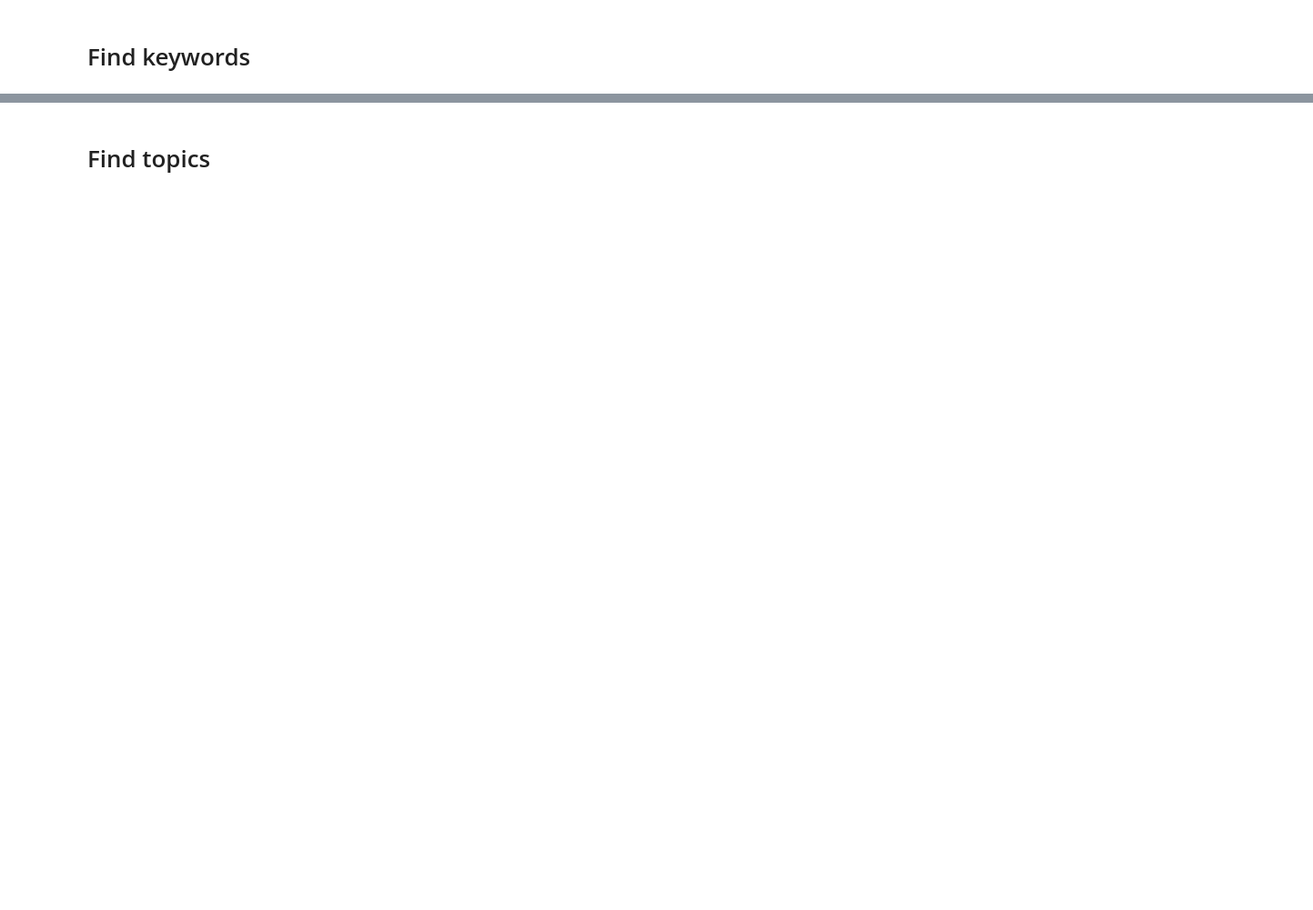
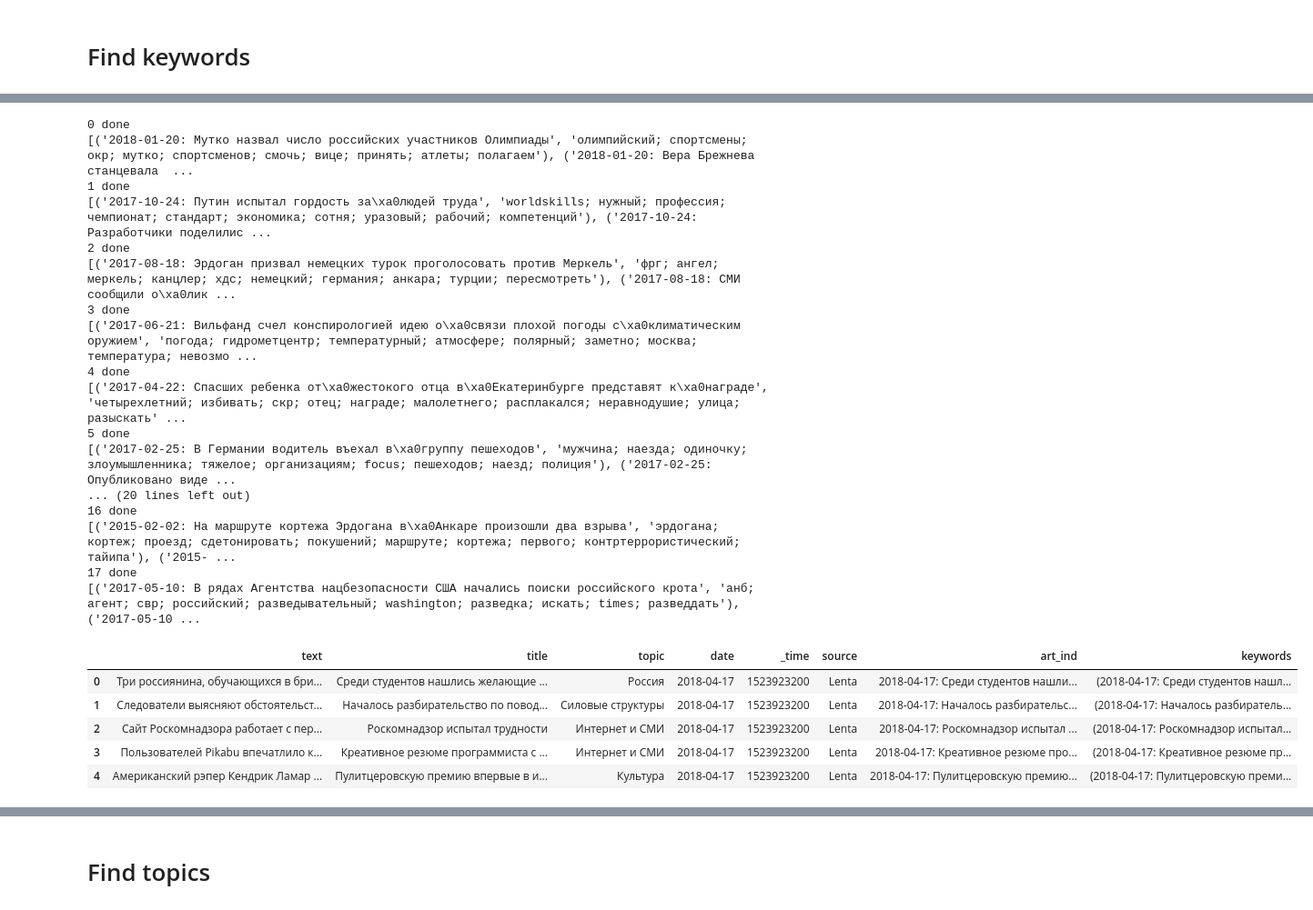
Before and after one commit to annachikina/DataJournalismApp, a Jupyter notebook: notebooks/Data Preprocessing.ipynb, the cells around one changed output, grey strips where cells are left out. Shown at 91% size. Saved outputs shown, nothing was run; the diff lists cells and outputs as text; code cells hidden in the pictures; blank space fills up the shorter version.

```diff
--- a/notebooks/Data Preprocessing.ipynb
+++ b/notebooks/Data Preprocessing.ipynb
@@ -112,0 +116,5 @@ data["art_ind"] = data["date"].astype("str") + ": " + data["title"].apply(lambda
+# %%
+data_test = data_test.drop_duplicates(subset="text")
+# %%
+data_test.reset_index(drop=True, inplace=True)
+data_test.head()
@@ -131,0 +141,33 @@ data.head()
+# %%
+test_kw = []
+for i in range(len(data_test) // 10000 + 1):
+    test_text_keywords = ke.get_keywords_preprocessed(data_test.loc[i*10000:(i+1)*10000-1, "text"].values, vectorizer)
+    test_kw.extend(list(zip(data_test.loc[i*10000:(i+1)*10000-1, "art_ind"].values, test_text_keywords)))
+    print(str(i) + " done")
+    print(test_kw[-10:])
+data_test["keywords"] = test_kw
+data_test.head()
+# %% [output]
+0 done
+[('2018-01-20: Мутко назвал число российских участников Олимпиады', 'олимпийский; спортсмены; окр; мутко; спортсменов; смочь; вице; принять; атлеты; полагаем'), ('2018-01-20: Вера Брежнева станцевала  ...
+1 done
+[('2017-10-24: Путин испытал гордость за\xa0людей труда', 'worldskills; нужный; профессия; чемпионат; стандарт; экономика; сотня; уразовый; рабочий; компетенций'), ('2017-10-24: Разработчики поделилис ...
+2 done
+[('2017-08-18: Эрдоган призвал немецких турок проголосовать против Меркель', 'фрг; ангел; меркель; канцлер; хдс; немецкий; германия; анкара; турции; пересмотреть'), ('2017-08-18: СМИ сообщили о\xa0лик ...
+3 done
+[('2017-06-21: Вильфанд счел конспирологией идею о\xa0связи плохой погоды с\xa0климатическим оружием', 'погода; гидрометцентр; температурный; атмосфере; полярный; заметно; москва; температура; невозмо ...
+4 done
+[('2017-04-22: Спасших ребенка от\xa0жестокого отца в\xa0Екатеринбурге представят к\xa0награде', 'четырехлетний; избивать; скр; отец; награде; малолетнего; расплакался; неравнодушие; улица; разыскать' ...
+5 done
+[('2017-02-25: В Германии водитель въехал в\xa0группу пешеходов', 'мужчина; наезда; одиночку; злоумышленника; тяжелое; организациям; focus; пешеходов; наезд; полиция'), ('2017-02-25: Опубликовано виде ...
+... (20 lines left out)
+16 done
+[('2015-02-02: На маршруте кортежа Эрдогана в\xa0Анкаре произошли два взрыва', 'эрдогана; кортеж; проезд; сдетонировать; покушений; маршруте; кортежа; первого; контртеррористический; тайипа'), ('2015- ...
+17 done
+[('2017-05-10: В рядах Агентства нацбезопасности США начались поиски российского крота', 'анб; агент; свр; российский; разведывательный; washington; разведка; искать; times; разведдать'), ('2017-05-10 ...
+|  | text | title | topic | date | _time | source | art_ind | keywords |
+| 0 | Три россиянина, обучающихся в бри... | Среди студентов нашлись желающие ... | Россия | 2018-04-17 | 1523923200 | Lenta | 2018-04-17: Среди студентов нашли... | (2018-04-17: Среди студентов нашл... |
+| 1 | Следователи выясняют обстоятельст... | Началось разбирательство по повод... | Силовые структуры | 2018-04-17 | 1523923200 | Lenta | 2018-04-17: Началось разбирательс... | (2018-04-17: Началось разбиратель... |
+| 2 | Сайт Роскомнадзора работает с пер... | Роскомнадзор испытал трудности | Интернет и СМИ | 2018-04-17 | 1523923200 | Lenta | 2018-04-17: Роскомнадзор испытал ... | (2018-04-17: Роскомнадзор испытал... |
+| 3 | Пользователей Pikabu впечатлило к... | Креативное резюме программиста c ... | Интернет и СМИ | 2018-04-17 | 1523923200 | Lenta | 2018-04-17: Креативное резюме про... | (2018-04-17: Креативное резюме пр... |
+| 4 | Американский рэпер Кендрик Ламар ... | Пулитцеровскую премию впервые в и... | Культура | 2018-04-17 | 1523923200 | Lenta | 2018-04-17: Пулитцеровскую премию... | (2018-04-17: Пулитцеровскую преми... |
```
Also changed, not shown: parts of 28 cells of this notebook, 13 other files.
